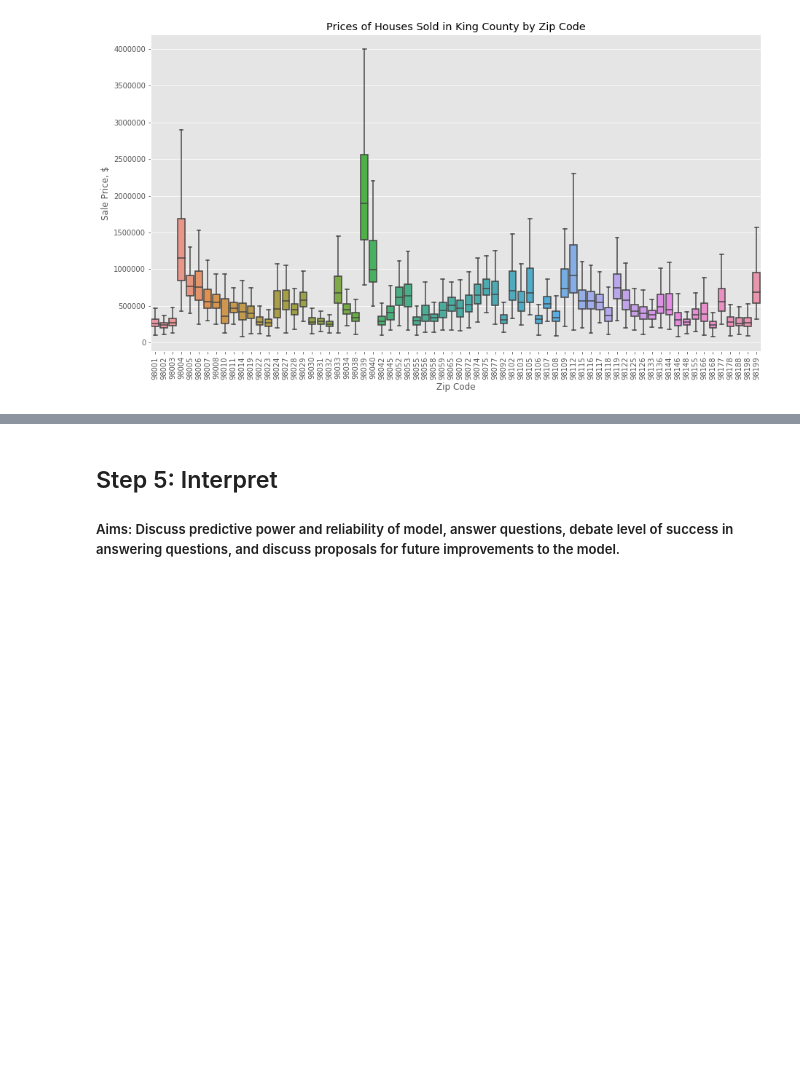
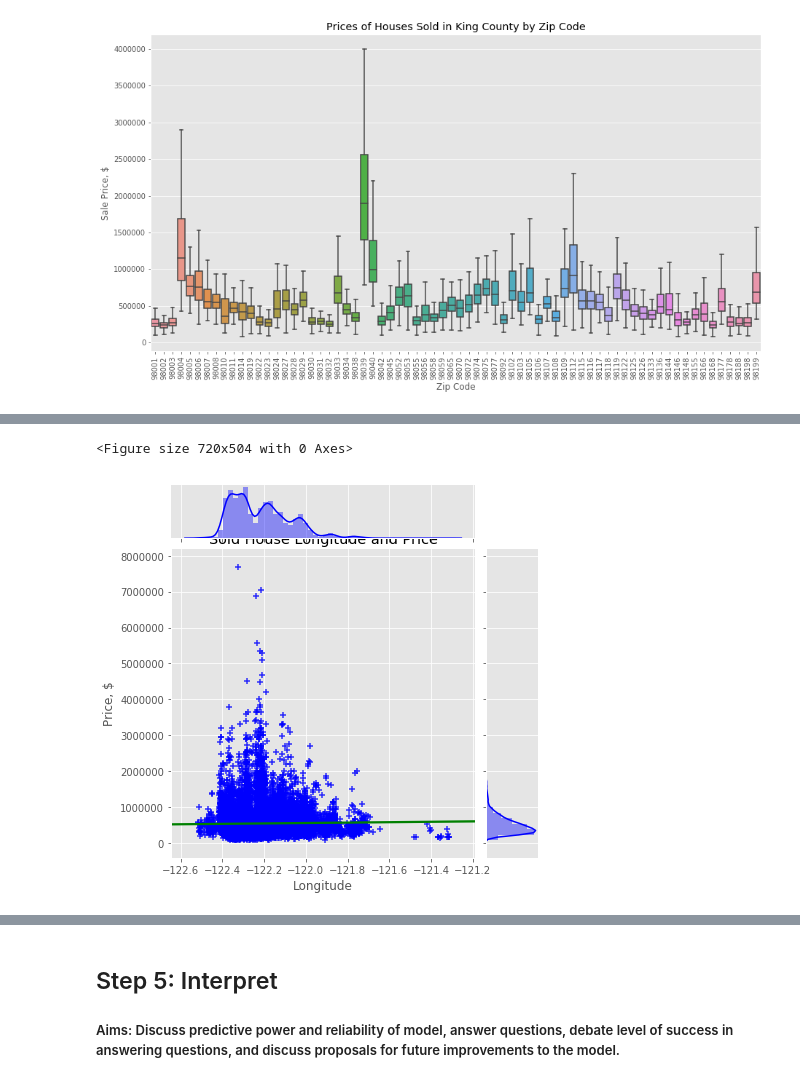
Before and after one commit to MatthewCFreeman/Project-1-KC-Housing-Data, a Jupyter notebook: Project-1-Notebook.ipynb, the cells around one changed output, grey strips where cells are left out. Saved outputs shown, nothing was run; the diff lists cells and outputs as text; code cells hidden in the pictures; blank space fills up the shorter version.

```diff
--- a/Project-1-Notebook.ipynb
+++ b/Project-1-Notebook.ipynb
@@ -596,0 +613,11 @@ min(x)
+# %%
+fig = plt.figure(figsize = (10,7))
+fig = sns.jointplot(kc_df_mcf.long, kc_df_mcf.price, marker='+', kind='reg', color='blue',
+                  joint_kws={'line_kws':{'color':'green'}})
+plt.title('Sold House Longitude and Price')
+plt.xlabel("Longitude")
+plt.ylabel('Price, $')
+plt.show()
+# %% [output]
+<Figure size 720x504 with 0 Axes>
+[figure, added]
```
Also changed, not shown: parts of 31 cells of this notebook.
